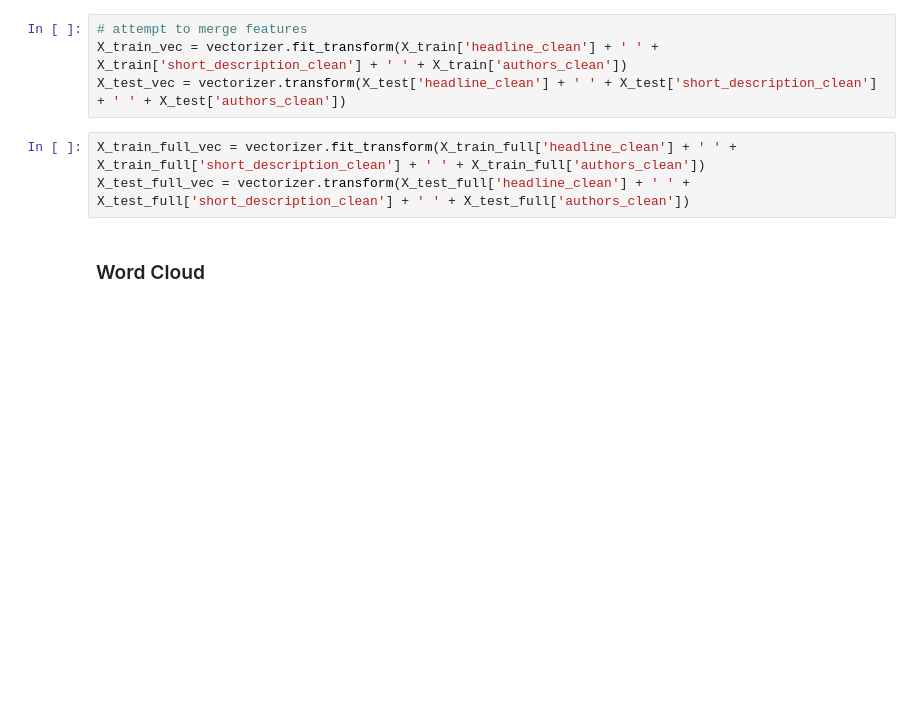
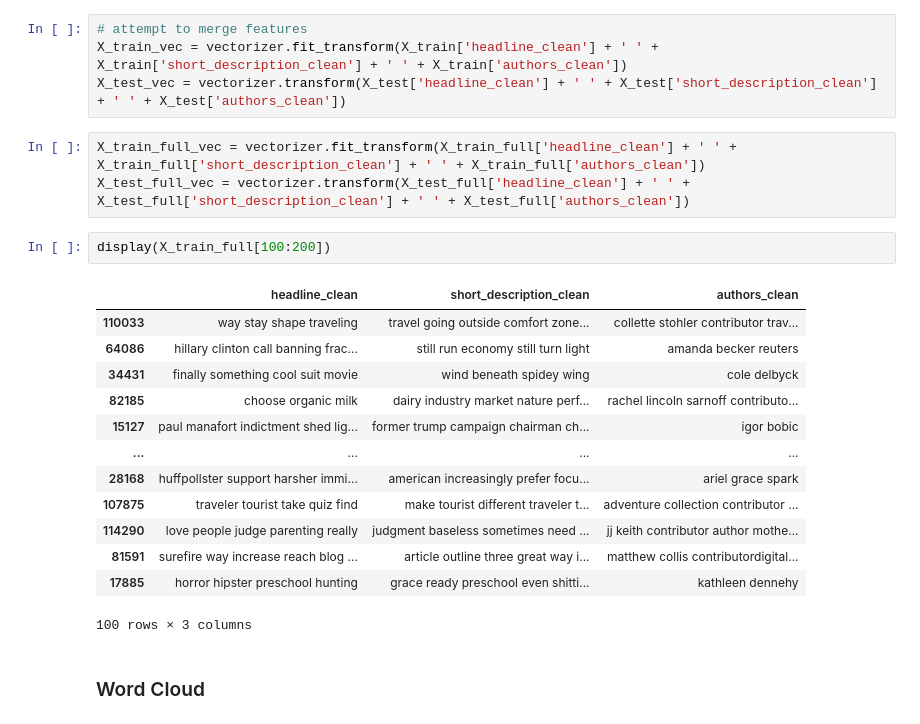
Before and after one commit to benjordan98/intelligent_sys_assignment2, a Jupyter notebook: code.ipynb, the cells around one changed output. Drawn from its saved outputs; the diff is of its cells as text; blank space fills up the shorter version.

```diff
--- a/code.ipynb
+++ b/code.ipynb
@@ -625,6 +625,22 @@ X_test_vec = vectorizer.transform(X_test['headline_clean'] + ' ' + X_test['short
 # %%
 X_train_full_vec = vectorizer.fit_transform(X_train_full['headline_clean'] + ' ' + X_train_full['short_description_clean'] + ' ' + X_train_full['authors_clean'])
 X_test_full_vec = vectorizer.transform(X_test_full['headline_clean'] + ' ' + X_test_full['short_description_clean'] + ' ' + X_test_full['authors_clean'])
+# %%
+display(X_train_full[100:200])
+# %% [output]
+|  | headline_clean | short_description_clean | authors_clean |
+| 110033 | way stay shape traveling | travel going outside comfort zone... | collette stohler contributor trav... |
+| 64086 | hillary clinton call banning frac... | still run economy still turn light | amanda becker reuters |
+| 34431 | finally something cool suit movie | wind beneath spidey wing | cole delbyck |
+| 82185 | choose organic milk | dairy industry market nature perf... | rachel lincoln sarnoff contributo... |
+| 15127 | paul manafort indictment shed lig... | former trump campaign chairman ch... | igor bobic |
+| ... | ... | ... | ... |
+| 28168 | huffpollster support harsher immi... | american increasingly prefer focu... | ariel grace spark |
+| 107875 | traveler tourist take quiz find | make tourist different traveler t... | adventure collection contributor ... |
+| 114290 | love people judge parenting really | judgment baseless sometimes need ... | jj keith contributor author mothe... |
+| 81591 | surefire way increase reach blog ... | article outline three great way i... | matthew collis contributordigital... |
+| 17885 | horror hipster preschool hunting | grace ready preschool even shitti... | kathleen dennehy |
+100 rows × 3 columns
 # %% [markdown]
 ### Word Cloud
 # %%
```
Also changed, not shown: parts of 13 cells of this notebook.
